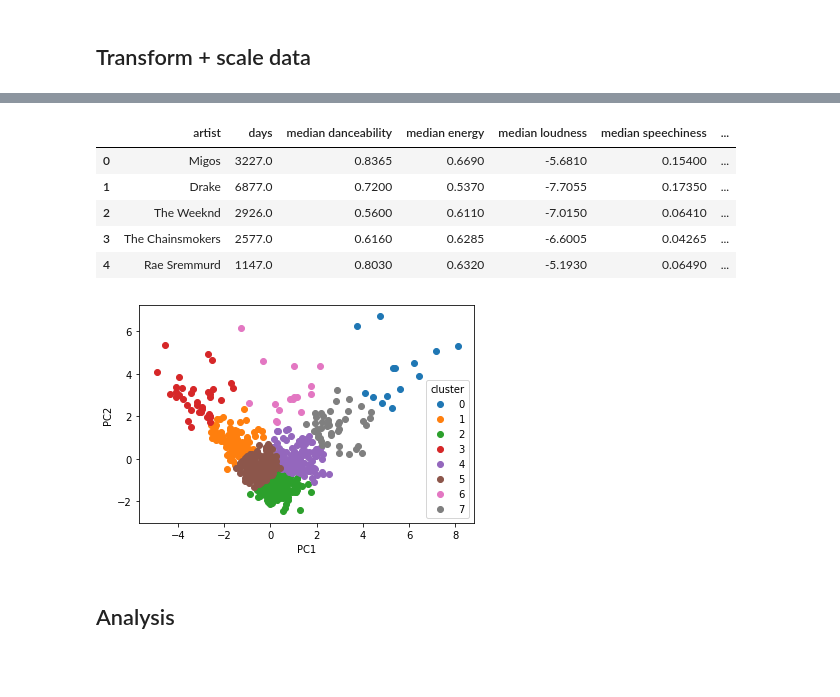
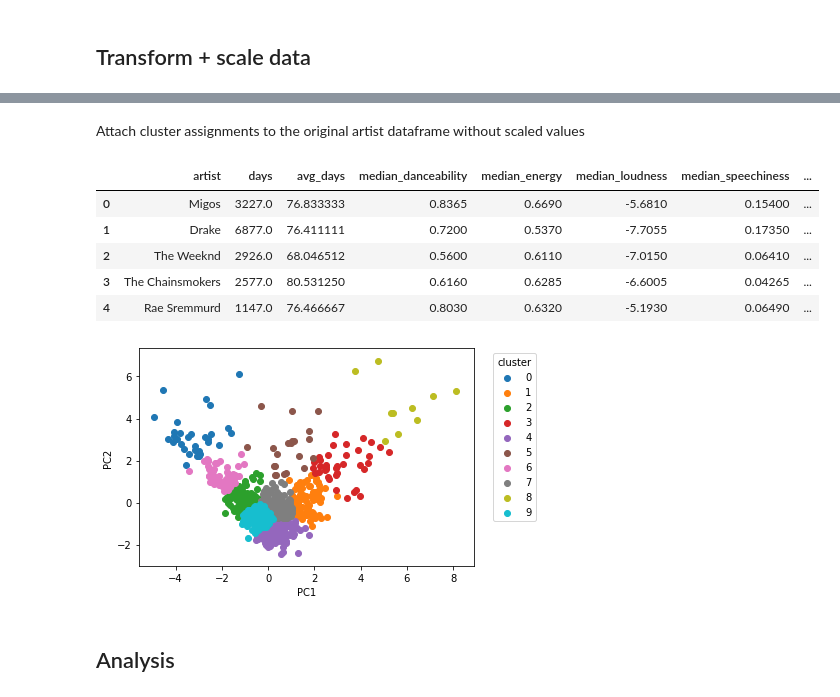
Before and after one commit to chriscc447/info2950_final, a Jupyter notebook: cluster_artists.ipynb, the cells around one changed output, grey strips where cells are left out. Saved outputs shown, nothing was run; the diff lists cells and outputs as text; code cells hidden in the pictures; blank space fills up the shorter version.

```diff
--- a/cluster_artists.ipynb
+++ b/cluster_artists.ipynb
@@ -200,3 +366,3 @@ def plot_kmeans(X, cols, min_clusters, max_clusters):
 # %%
-plot_kmeans(X_pca, ['pc1', 'pc2'], 2, 15)
+km_data = choose_k(X_pca, ['pc1', 'pc2'], 10)
 # %% [output]
@@ -230,0 +373,2 @@ X_cluster = apply_kmeans(X_pca, k, ['pc1', 'pc2'])
+# %%
+k, labels, _ = km_data.values()
@@ -231,3 +393,6 @@ X_cluster = apply_kmeans(X_pca, k, ['pc1', 'pc2'])
+# %%
+X_cluster = X_pca.copy()
+X_cluster['cluster'] = labels
 # %%
 X_cluster
 # %% [output]
@@ -244,16 +409,18 @@ X_cluster
 | 787 | -0.508197 | 0.331707 | 0.689014 | -0.249785 | -0.447337 | ... |
 | 788 | 1.180328 | -0.634146 | -1.479249 | 2.968131 | 0.082840 | ... |
 789 rows × 11 columns
+# %% [markdown]
+Attach cluster assignments to the original artist dataframe without scaled values
 # %%
-ucl_df = pd.concat([df_artist, X_cluster.loc[:,['pc1', 'pc2', 'cluster']]], axis = 1)
+ucl_df = pd.concat([df_artist, X_cluster.loc[:,'cluster']], axis = 1)
 ucl_df.head()
 # %% [output]
-|  | artist | days | median danceability | median energy | median loudness | median speechiness | ... |
-| 0 | Migos | 3227.0 | 0.8365 | 0.6690 | -5.6810 | 0.15400 | ... |
-| 1 | Drake | 6877.0 | 0.7200 | 0.5370 | -7.7055 | 0.17350 | ... |
-| 2 | The Weeknd | 2926.0 | 0.5600 | 0.6110 | -7.0150 | 0.06410 | ... |
-| 3 | The Chainsmokers | 2577.0 | 0.6160 | 0.6285 | -6.6005 | 0.04265 | ... |
-| 4 | Rae Sremmurd | 1147.0 | 0.8030 | 0.6320 | -5.1930 | 0.06490 | ... |
+|  | artist | days | avg_days | median_danceability | median_energy | median_loudness | median_speechiness | ... |
+| 0 | Migos | 3227.0 | 76.833333 | 0.8365 | 0.6690 | -5.6810 | 0.15400 | ... |
+| 1 | Drake | 6877.0 | 76.411111 | 0.7200 | 0.5370 | -7.7055 | 0.17350 | ... |
+| 2 | The Weeknd | 2926.0 | 68.046512 | 0.5600 | 0.6110 | -7.0150 | 0.06410 | ... |
+| 3 | The Chainsmokers | 2577.0 | 80.531250 | 0.6160 | 0.6285 | -6.6005 | 0.04265 | ... |
+| 4 | Rae Sremmurd | 1147.0 | 76.466667 | 0.8030 | 0.6320 | -5.1930 | 0.06490 | ... |
 # %%
 def plot_clusters(df_labeled, k):
     for i in range(k):
@@ -261,12 +428,12 @@ def plot_clusters(df_labeled, k):
         plt.scatter(pts["pc1"], pts["pc2"], label = i)
     plt.xlabel("PC1")
     plt.ylabel("PC2")
-    plt.legend(title = 'cluster')
+    plt.legend(title = 'cluster',  bbox_to_anchor=(1.2, 1.0))
     plt.show()
 # %%
-plot_clusters(ucl_df, k)
+plot_clusters(X_cluster, k)
 # %% [output]
-[figure, old version]
+[figure, new version]
 # %%
 ucl_df.to_csv("TopCharts_clustered_artists.csv", index = False)
 # %% [markdown]
```
Also changed, not shown: parts of 69 cells of this notebook, 4 other files.
